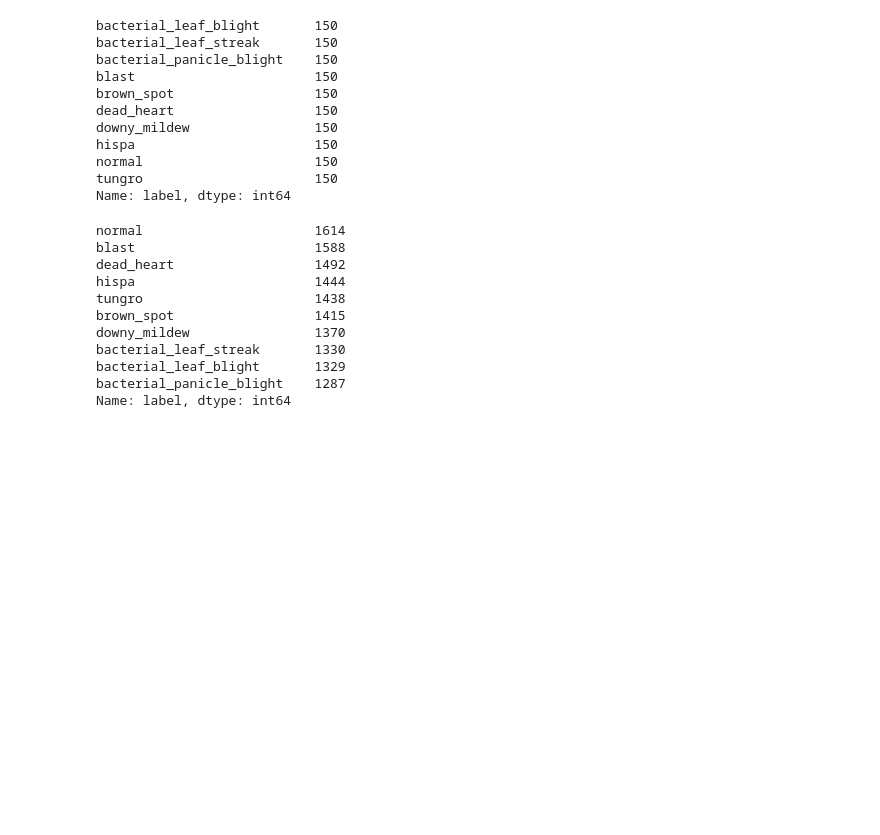
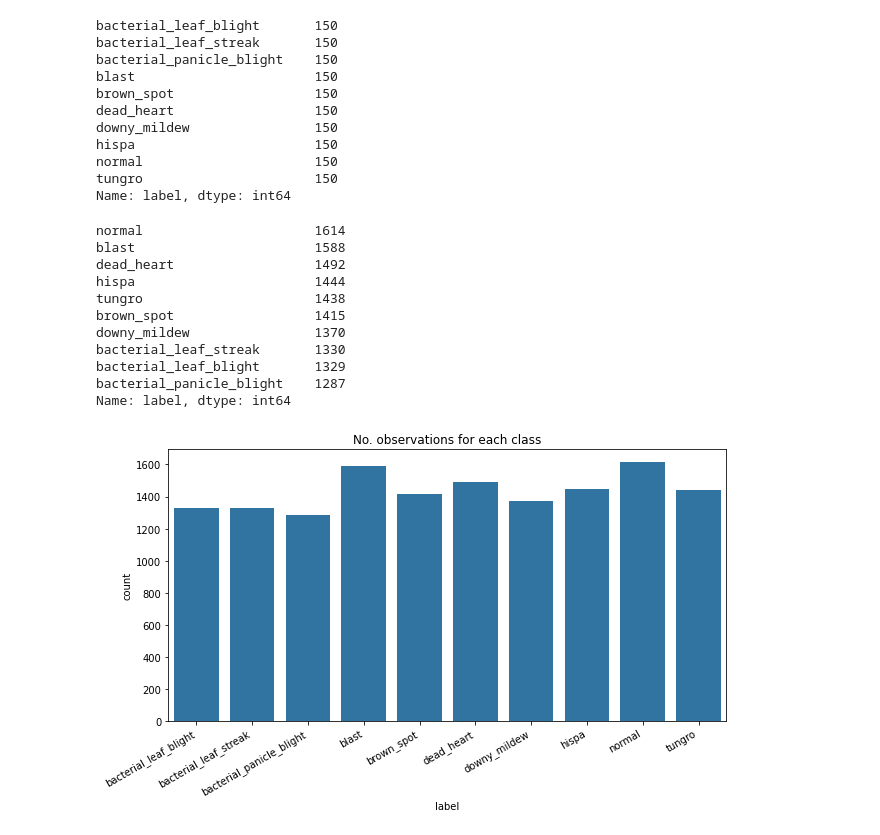
Before and after one commit to anikch/paddy, a Jupyter notebook: offline_augmentation.ipynb, the cells around one changed output. Saved outputs shown, nothing was run; the diff lists cells and outputs as text; code cells hidden in the pictures; blank space fills up the shorter version.

```diff
--- a/offline_augmentation.ipynb
+++ b/offline_augmentation.ipynb
@@ -239,3 +239,15 @@ bacterial_leaf_streak       1330
 bacterial_leaf_blight       1329
 bacterial_panicle_blight    1287
 Name: label, dtype: int64
+# %%
+# Plotting using countplot
+import matplotlib.pyplot as plt
+import seaborn as sns
+
+plt.figure(figsize= (10,5))
+plt.title('No. observations for each class')
+plt.xticks(rotation= 30, ha= 'right')
+sns.countplot(data= final_aug_train_df, x= 'label', color="tab:blue")
+plt.show()
+# %% [output]
+[figure, added]
```
Also changed, not shown: parts of 2 cells of this notebook.
